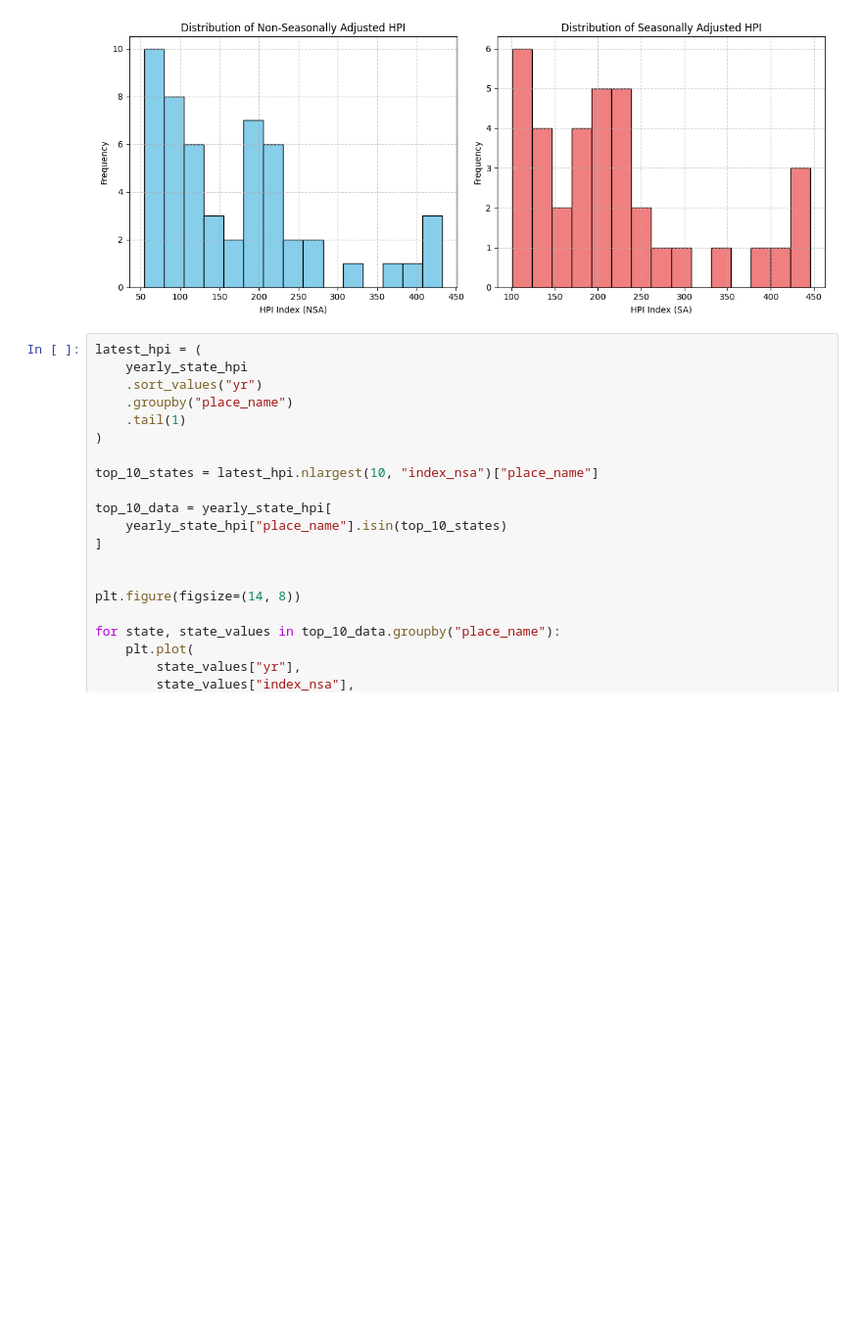
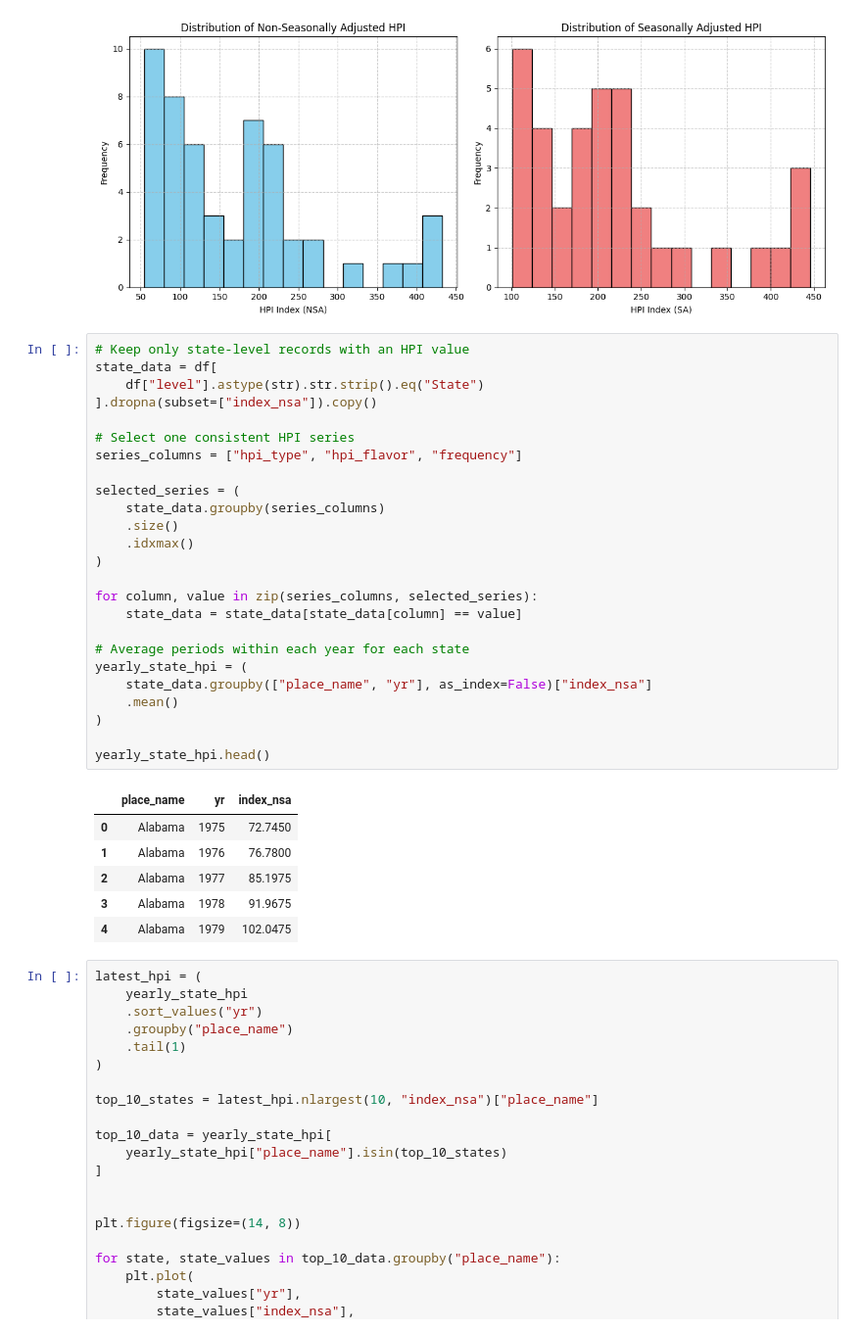
Before and after one commit to tapiaj-git/DS201Cap1, a Jupyter notebook: DSCap1v2.ipynb, the cells around one changed output. Shown at 98% size. Drawn from its saved outputs; the diff is of its cells as text; blank space fills up the shorter version.

```diff
--- a/DSCap1v2.ipynb
+++ b/DSCap1v2.ipynb
@@ -267,6 +267,38 @@ plt.tight_layout()
 plt.show()
 # %% [output]
 [figure]
+# %%
+# Keep only state-level records with an HPI value
+state_data = df[
+    df["level"].astype(str).str.strip().eq("State")
+].dropna(subset=["index_nsa"]).copy()
+
+# Select one consistent HPI series
+series_columns = ["hpi_type", "hpi_flavor", "frequency"]
+
+selected_series = (
+    state_data.groupby(series_columns)
+    .size()
+    .idxmax()
+)
+
+for column, value in zip(series_columns, selected_series):
+    state_data = state_data[state_data[column] == value]
+
+# Average periods within each year for each state
+yearly_state_hpi = (
+    state_data.groupby(["place_name", "yr"], as_index=False)["index_nsa"]
+    .mean()
+)
+
+yearly_state_hpi.head()
+# %% [output]
+|  | place_name | yr | index_nsa |
+| 0 | Alabama | 1975 | 72.7450 |
+| 1 | Alabama | 1976 | 76.7800 |
+| 2 | Alabama | 1977 | 85.1975 |
+| 3 | Alabama | 1978 | 91.9675 |
+| 4 | Alabama | 1979 | 102.0475 |
 # %%
 latest_hpi = (
     yearly_state_hpi
```
